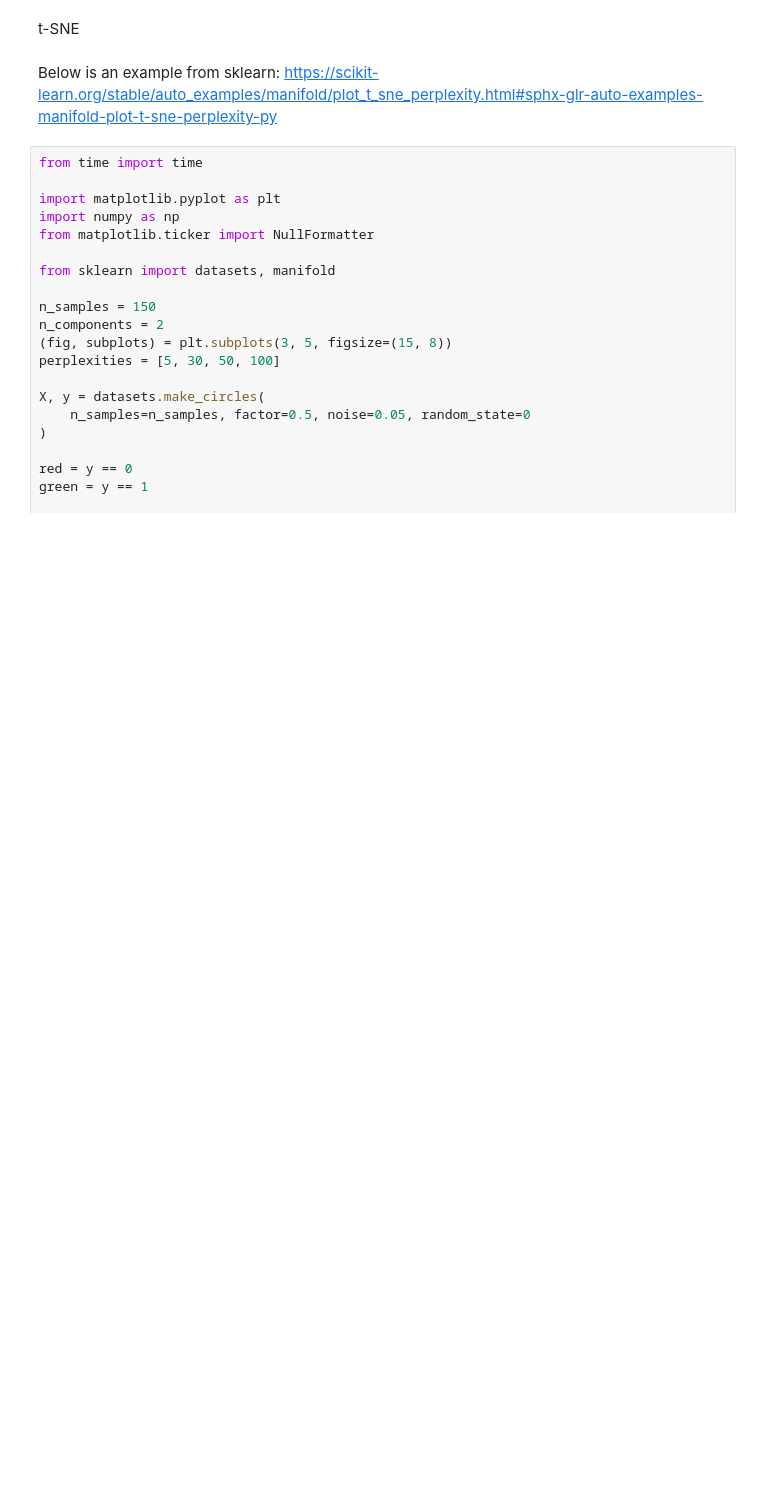
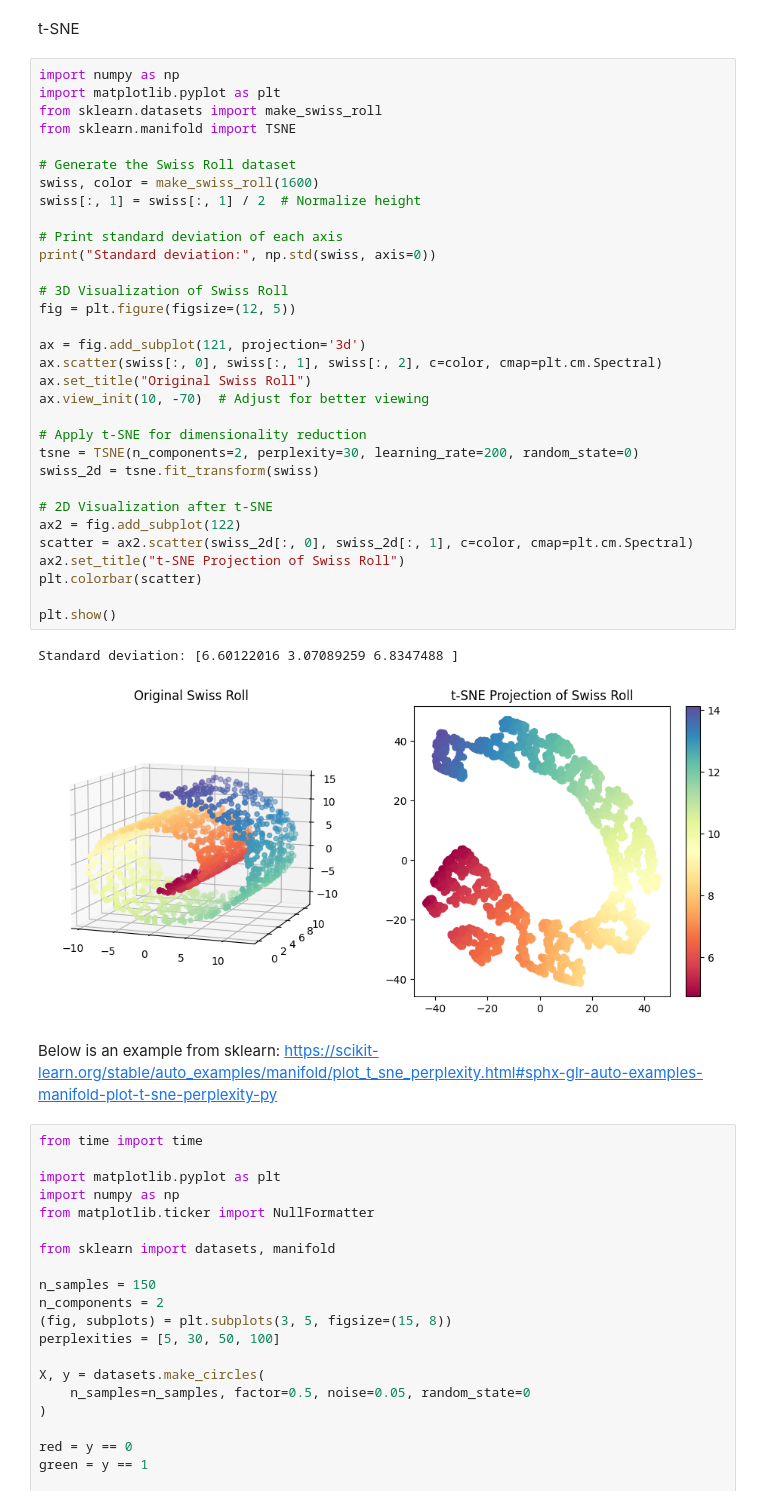
Before and after one commit to zhiwu-huang/COMP6237-Data-Mining-Demo-Code, a Jupyter notebook: 05_embedding_data.ipynb, the cells around one changed output. Cells and saved outputs as stored; diff of their text form; blank space fills up the shorter version.

```diff
--- a/05_embedding_data.ipynb
+++ b/05_embedding_data.ipynb
@@ -168,5 +137,40 @@ SyntaxError: invalid syntax (<ipython-input-11-0abb0fd71997>, line 9)
 # %% [markdown]
 t-SNE
+# %%
+import numpy as np
+import matplotlib.pyplot as plt
+from sklearn.datasets import make_swiss_roll
+from sklearn.manifold import TSNE
+
+# Generate the Swiss Roll dataset
+swiss, color = make_swiss_roll(1600)
+swiss[:, 1] = swiss[:, 1] / 2  # Normalize height
+
+# Print standard deviation of each axis
+print("Standard deviation:", np.std(swiss, axis=0))
+
+# 3D Visualization of Swiss Roll
+fig = plt.figure(figsize=(12, 5))
+
+ax = fig.add_subplot(121, projection='3d')
+ax.scatter(swiss[:, 0], swiss[:, 1], swiss[:, 2], c=color, cmap=plt.cm.Spectral)
+ax.set_title("Original Swiss Roll")
+ax.view_init(10, -70)  # Adjust for better viewing
+
+# Apply t-SNE for dimensionality reduction
+tsne = TSNE(n_components=2, perplexity=30, learning_rate=200, random_state=0)
+swiss_2d = tsne.fit_transform(swiss)
+
+# 2D Visualization after t-SNE
+ax2 = fig.add_subplot(122)
+scatter = ax2.scatter(swiss_2d[:, 0], swiss_2d[:, 1], c=color, cmap=plt.cm.Spectral)
+ax2.set_title("t-SNE Projection of Swiss Roll")
+plt.colorbar(scatter)
+
+plt.show()
+# %% [output]
+Standard deviation: [6.60122016 3.07089259 6.8347488 ]
+[figure, added]
 # %% [markdown]
 Below is an example from sklearn: https://scikit-learn.org/stable/auto_examples/manifold/plot_t_sne_perplexity.html#sphx-glr-auto-examples-manifold-plot-t-sne-perplexity-py
 # %%
```
Also changed, not shown: parts of 10 cells of this notebook.
